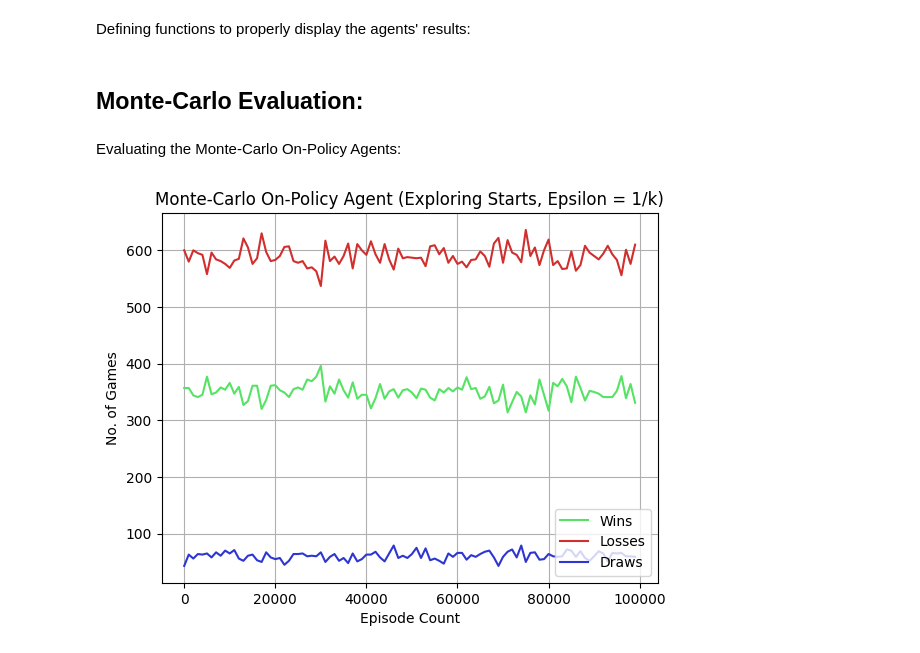
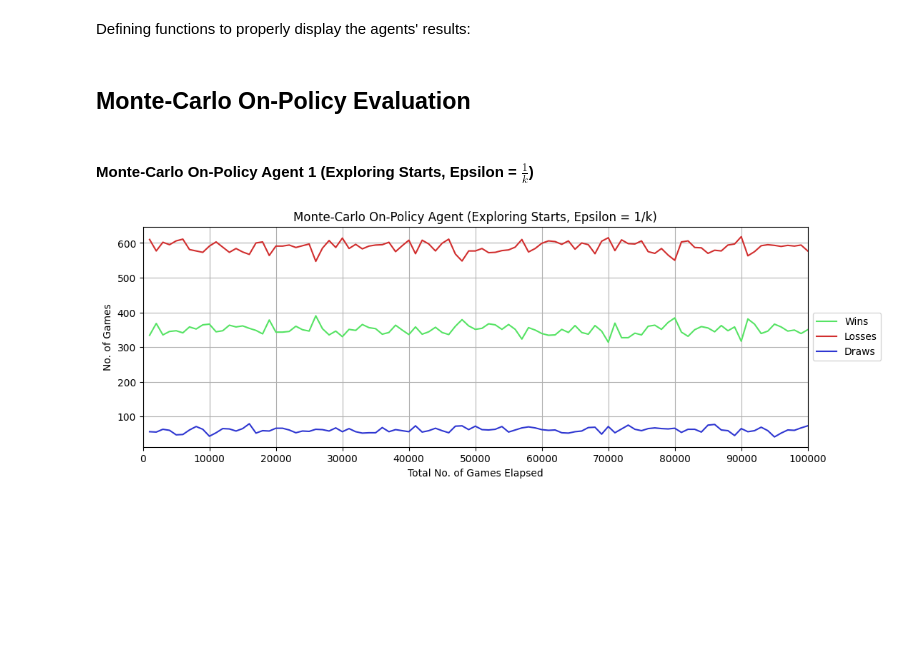
Before and after one commit to bentaliana/ARI2204, a Jupyter notebook: agent_evaluation.ipynb, the cells around one changed output. Saved outputs shown, nothing was run; the diff lists cells and outputs as text; code cells hidden in the pictures; blank space fills up the shorter version.

Commit message:
made agent evaluation nicer and clearer

```diff
--- a/agent_evaluation.ipynb
+++ b/agent_evaluation.ipynb
@@ -68,10 +68,12 @@ class AgentSimulator():
 
         return self.round.get_terminal_state(True)
 
-    def simulate_games(self, num_games):
+    def simulate_100k_games(self):
         results = []
+        last_10k_wins = []
+        last_10k_losses = []
 
-        for _ in range(int(num_games / 1000)):
+        for i in range(int(100000 / 1000)):
             results.append({
                 "wins": 0,
                 "losses": 0,
@@ -88,14 +90,25 @@ class AgentSimulator():
                 else:
                     results [-1] ["draws"] += 1
 
-        return results
+            if (i + 1) * 1000 > 90000:
+                last_10k_wins.append(results [-1] ["wins"])
+                last_10k_losses.append(results [-1] ["losses"])
+
+        mean_last_10k_wins = sum(last_10k_wins) / len(last_10k_wins)
+        mean_last_10k_losses = sum(last_10k_losses) / len(last_10k_losses)
+
+        dealer_advantage = (mean_last_10k_losses - mean_last_10k_wins) / (mean_last_10k_losses + mean_last_10k_wins)
+
+        return results, dealer_advantage
 # %% [markdown]
 Defining functions to properly display the agents' results:
 # %%
 import matplotlib.pyplot as plt
 
 def plot_results(results, title):
-    x = list(range(0, len(results) * 1000, 1000))
+    plt.figure(figsize = (12, 4))
+
+    x = list(range(1000, (len(results) + 1) * 1000, 1000))
 
     wins = [result ["wins"] for result in results]
     losses = [result ["losses"] for result in results]
@@ -105,10 +118,14 @@ def plot_results(results, title):
     plt.plot(x, losses, label = "Losses", color = "#d12e2e")
     plt.plot(x, draws, label = "Draws", color = "#2e36d1")
 
-    plt.xlabel("Episode Count")
+    plt.xlabel("Total No. of Games Elapsed")
     plt.ylabel("No. of Games")
+
+    plt.xticks(ticks = list(range(0, max(x) + 1, 10000)), labels = list(range(0, max(x) + 1, 10000)))
+    plt.xlim(0, max(x))
 
     plt.title(title)
     plt.grid()
-    plt.legend(loc = "lower right")
+    plt.legend(loc = "center left", bbox_to_anchor = (1, 0.5))
+    plt.show()
 # %%
@@ -184,14 +282,14 @@ def plot_total_state_action_counts(agents_n_counts, agents_descriptions, title):
 # %% [markdown]
-## Monte-Carlo Evaluation:
+## <b>Monte-Carlo On-Policy Evaluation</b>
-# %% [markdown]
-Evaluating the Monte-Carlo On-Policy Agents:
+# %% [markdown]
+#### <b>Monte-Carlo On-Policy Agent 1 (Exploring Starts, Epsilon = $\frac{1}{k}$)</b>
 # %%
 mcop_agent_1 = MonteCarloOnPolicyAgent(True, 1) # exploring starts, epsilon is 1/k
 mcop_agent_1_simulator = AgentSimulator(mcop_agent_1)
-mcop_agent_1_results = mcop_agent_1_simulator.simulate_games(100000)
+mcop_agent_1_results = mcop_agent_1_simulator.simulate_100k_games()
 # %%
-plot_results(mcop_agent_1_results, "Monte-Carlo On-Policy Agent (Exploring Starts, Epsilon = 1/k)")
+plot_results(mcop_agent_1_results [0], "Monte-Carlo On-Policy Agent (Exploring Starts, Epsilon = 1/k)")
 # %% [output]
-[figure, old version]
+[figure, new version]
 # %%
 plot_state_action_counts(mcop_agent_1.n_counter, "Monte-Carlo On-Policy Agent (Exploring Starts, Epsilon = 1/k)")
```
Also changed, not shown: parts of 88 cells of this notebook.
